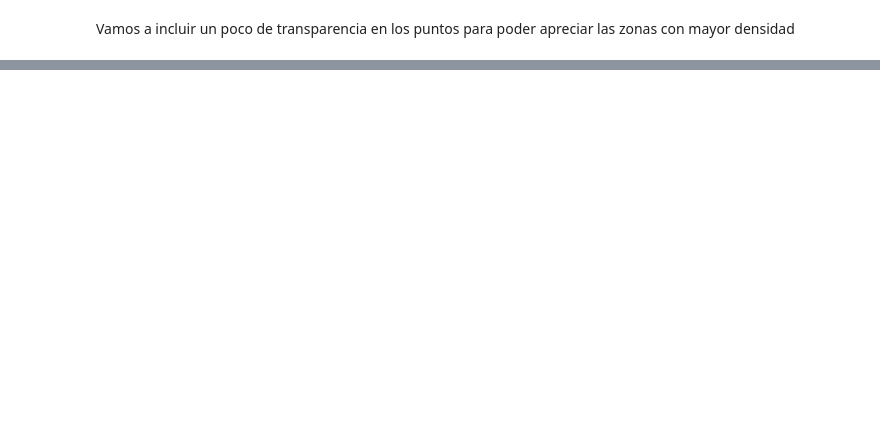
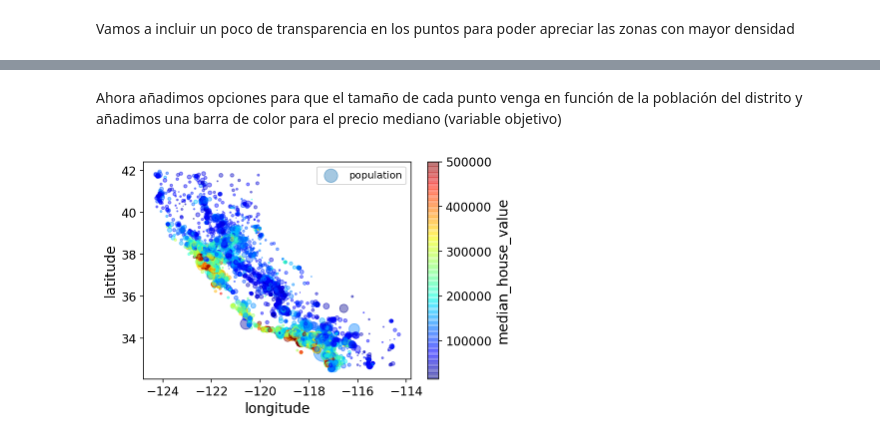
Before and after one commit to javlintor/curso-python-us, a Jupyter notebook: _sources/notebooks/practicas/regression-model.ipynb, the cells around one changed output, grey strips where cells are left out. Saved outputs shown, nothing was run; the diff lists cells and outputs as text; code cells hidden in the pictures; blank space fills up the shorter version.

```diff
--- a/_sources/notebooks/practicas/regression-model.ipynb
+++ b/_sources/notebooks/practicas/regression-model.ipynb
@@ -193,0 +192,19 @@ plt.show()
+# %% [markdown]
+Ahora añadimos opciones para que el tamaño de cada punto venga en función de la población del distrito y añadimos una barra de color para el precio mediano (variable objetivo)
+# %%
+housing.plot(
+    kind="scatter",
+    x="longitude",
+    y="latitude",
+    alpha=0.4,
+    s=housing["population"]/100,
+    label="population",
+    c="median_house_value",
+    cmap=plt.get_cmap("jet"),
+    colorbar=True,
+    sharex=False
+)
+plt.legend()
+plt.show()
+# %% [output]
+[figure, added]
```
Also changed, not shown: parts of 4 cells of this notebook, 9 other files.
